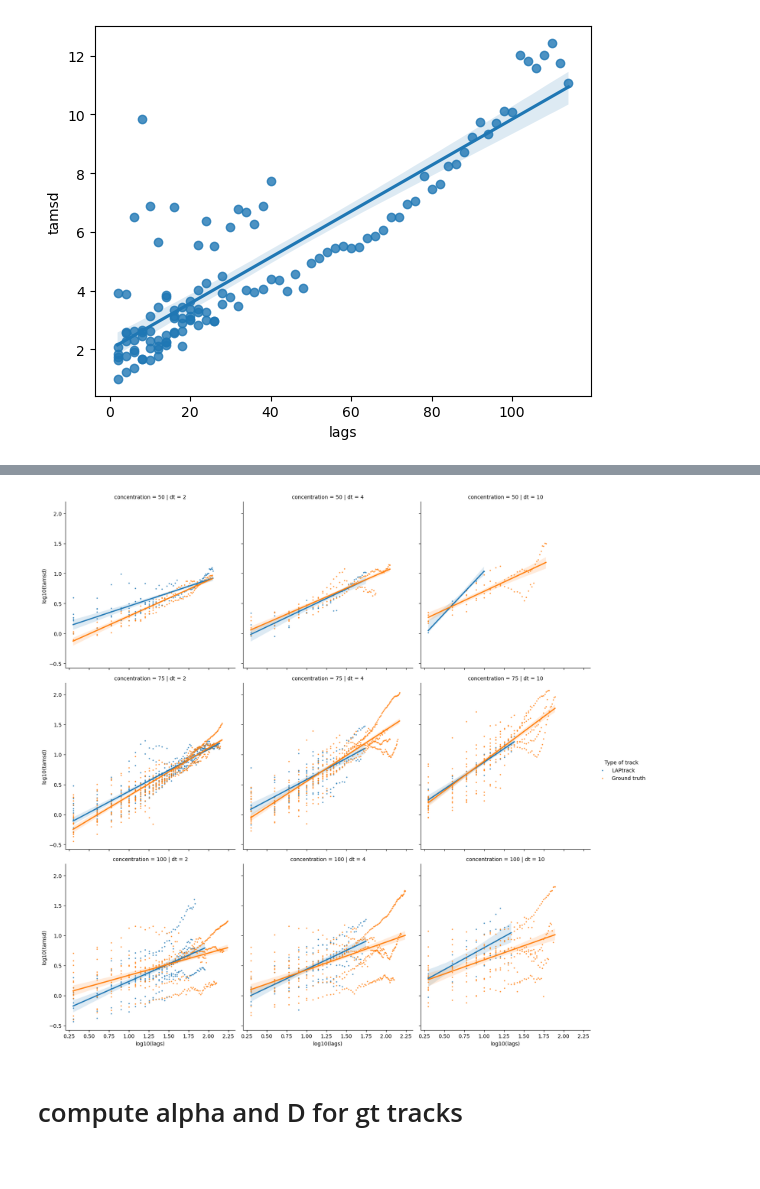
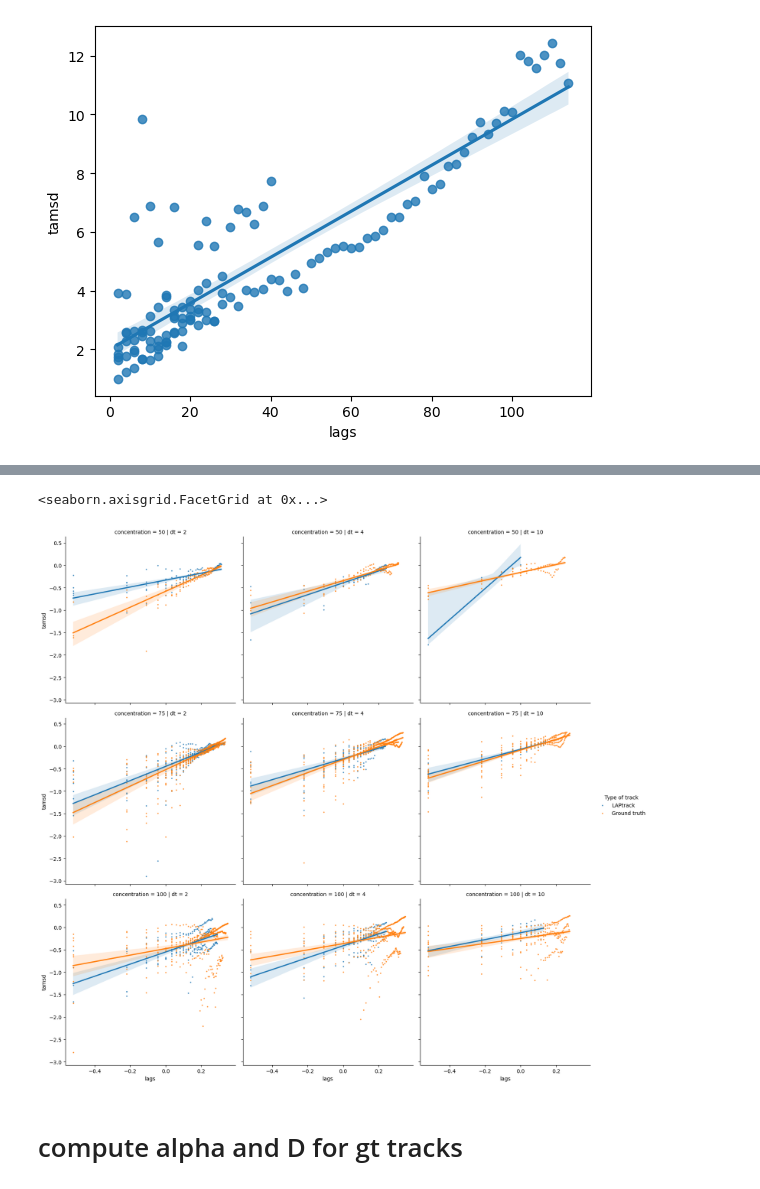
Before and after one commit to fmi-basel/ggiorget-spt-parameter-sweep, a Jupyter notebook: benchmark_tracking/plot_MSD_best_param.ipynb, the cells around one changed output, grey strips where cells are left out. Saved outputs shown, nothing was run; the diff lists cells and outputs as text; code cells hidden in the pictures.

```diff
--- a/benchmark_tracking/plot_MSD_best_param.ipynb
+++ b/benchmark_tracking/plot_MSD_best_param.ipynb
@@ -741,3 +740,6 @@ a['Type of track'] = ['LAPtrack']*len(a)
 b['Type of track'] = ['Ground truth']*len(b)
 # %%
 c = pd.concat([a,b],axis=0)
+# %%
+c.tamsd = c.tamsd *(0.16**2)
+c.tamsd = c.tamsd - (2*(0.035**2))
@@ -743,0 +750,6 @@ c = pd.concat([a,b],axis=0)
+# %%
+c.rename(columns={'tamsd':r'MSD $\mu m^2$'},inplace=True)
+# %%
+labels = 15
+legend_title = labels +1
+sns.set_context("paper", font_scale=2)#rc={"font.size":labels,"axes.titlesize":labels,"axes.labelsize":labels,"legend.fontsize":labels,"legend.title_fontsize":legend_title,""})
@@ -777,12 +815,14 @@ e = c.copy(deep=True)
 e['lags'] = np.log10(e.lags.values)
 e['tamsd'] = np.log10(e.tamsd.values)
 # %%
-e.rename(columns={'lags':'log10(lags)','tamsd':'log10(tamsd)'},inplace=True)
+e.rename(columns={'lags':'lags','tamsd':'tamsd'},inplace=True)
 # %%
-sns.lmplot(x='log10(lags)',y='log10(tamsd)',data=e,hue='Type of track',row='concentration',col='dt',markers='.',scatter_kws={"s": 10, "alpha": 0.7})
-plt.savefig(f"plots/MSD_best_parameters_all_fitted.png",dpi=300)
+sns.lmplot(x='lags',y='tamsd',data=e,hue='Type of track',row='concentration',col='dt',markers='.',scatter_kws={"s": 10, "alpha": 0.7})
+
+# plt.savefig(f"plots/MSD_best_parameters_all_fitted.png",dpi=300)
 # %% [output]
+<seaborn.axisgrid.FacetGrid at 0x...>
-[figure, old version]
+[figure, new version]
 # %% [markdown]
 # compute alpha and D for gt tracks
 # %%
```
Also changed, not shown: parts of 37 cells of this notebook, 1 other file.
